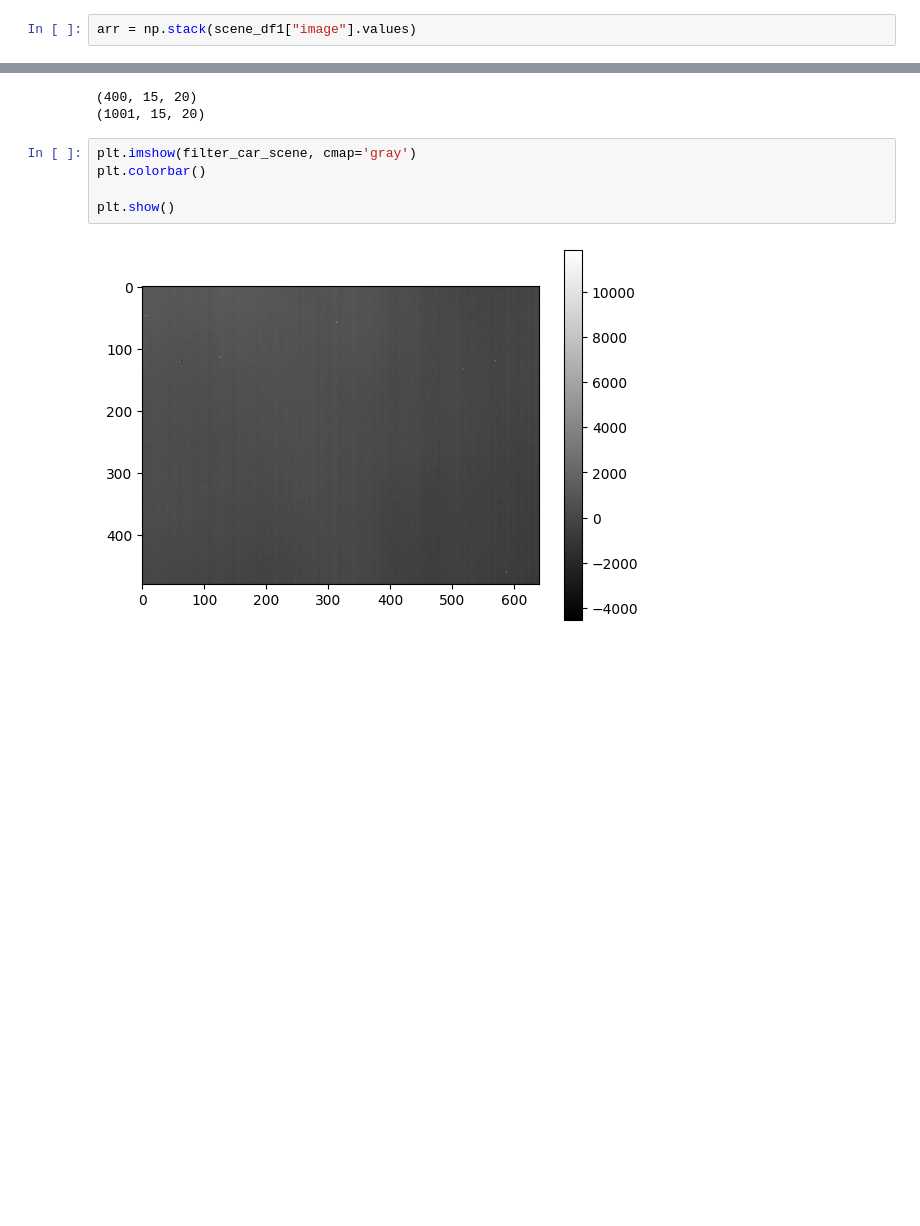
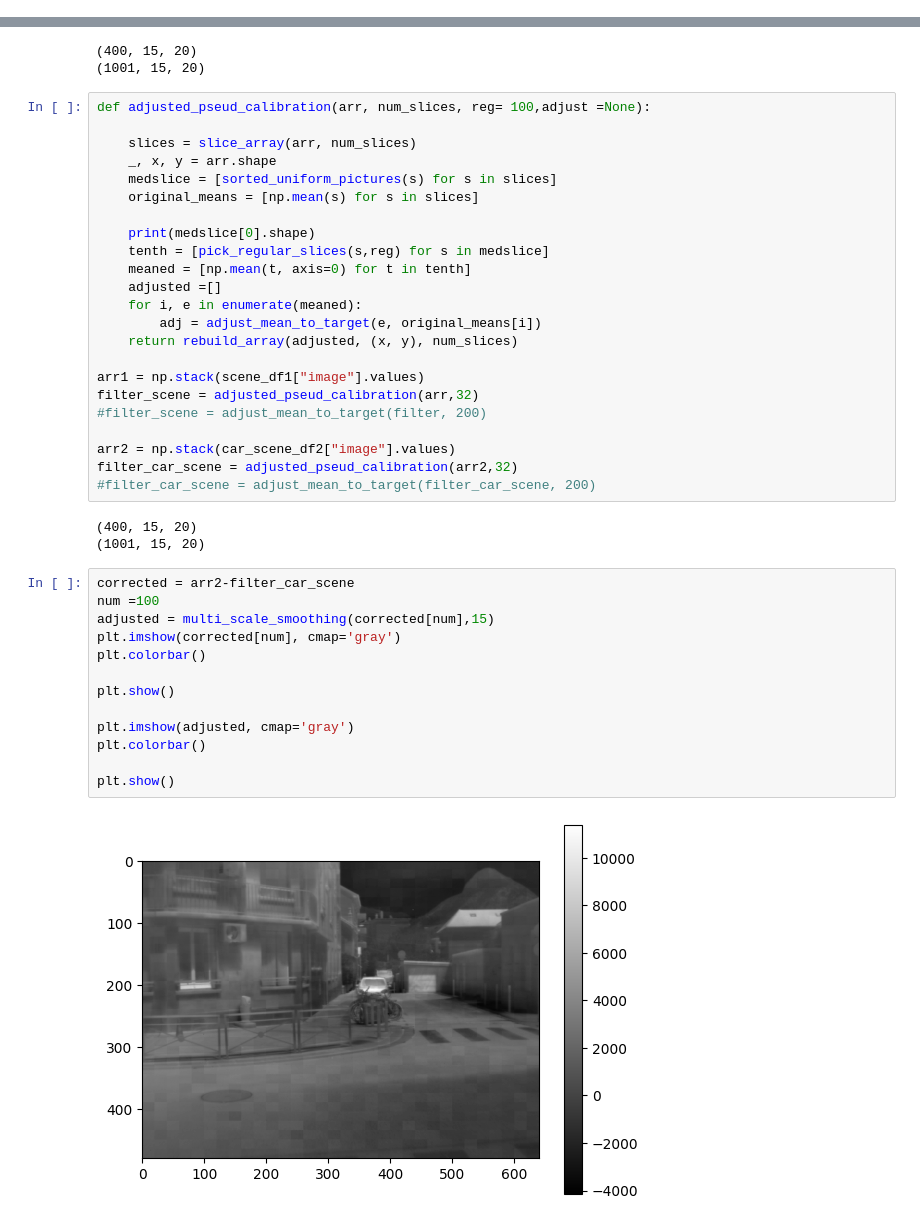
Before and after one commit to ThangVuH/M1_S8_dataChallenge_24, a Jupyter notebook: quantile_trials.ipynb, the cells around one changed output, grey strips where cells are left out. Drawn from its saved outputs; the diff is of its cells as text; blank space fills up the shorter version.

```diff
--- a/quantile_trials.ipynb
+++ b/quantile_trials.ipynb
@@ -386,8 +403,6 @@ def apply_gaussian_blur_along_edges(image_array, num_slices_x, num_slices_y, sig
             adjusted_image[(i+1)*block_size_y-edge_width:(i+1)*block_size_y+edge_width, j*block_size_x:(j+1)*block_size_x] = gaussian_filter(upper_edge, sigma=sigma)
 
     return adjusted_image
-# %%
-arr = np.stack(scene_df1["image"].values)
 # %%
 def pseud_calibration(arr, num_slices, reg= 100,adjust =None):
 
@@ -413,10 +428,44 @@ filter_car_scene = pseud_calibration(arr2,32)
 # %% [output]
 (400, 15, 20)
 (1001, 15, 20)
-# %%
-plt.imshow(filter_car_scene, cmap='gray')
-plt.colorbar()
-
-plt.show()
-# %% [output]
-[figure, removed]
+# %%
+def adjusted_pseud_calibration(arr, num_slices, reg= 100,adjust =None):
+
+    slices = slice_array(arr, num_slices)
+    _, x, y = arr.shape
+    medslice = [sorted_uniform_pictures(s) for s in slices]
+    original_means = [np.mean(s) for s in slices]
+
+    print(medslice[0].shape)
+    tenth = [pick_regular_slices(s,reg) for s in medslice]
+    meaned = [np.mean(t, axis=0) for t in tenth]
+    adjusted =[]
+    for i, e in enumerate(meaned):
+        adj = adjust_mean_to_target(e, original_means[i])
+    return rebuild_array(adjusted, (x, y), num_slices)
+
+arr1 = np.stack(scene_df1["image"].values)
+filter_scene = adjusted_pseud_calibration(arr,32)
+#filter_scene = adjust_mean_to_target(filter, 200)
+
+arr2 = np.stack(car_scene_df2["image"].values)
+filter_car_scene = adjusted_pseud_calibration(arr2,32)
+#filter_car_scene = adjust_mean_to_target(filter_car_scene, 200)
+# %% [output]
+(400, 15, 20)
+(1001, 15, 20)
+# %%
+corrected = arr2-filter_car_scene
+num =100
+adjusted = multi_scale_smoothing(corrected[num],15)
+plt.imshow(corrected[num], cmap='gray')
+plt.colorbar()
+
+plt.show()
+
+plt.imshow(adjusted, cmap='gray')
+plt.colorbar()
+
+plt.show()
+# %% [output]
+[figure, added]
```
Also changed, not shown: parts of 4 cells of this notebook, 9 other files.
